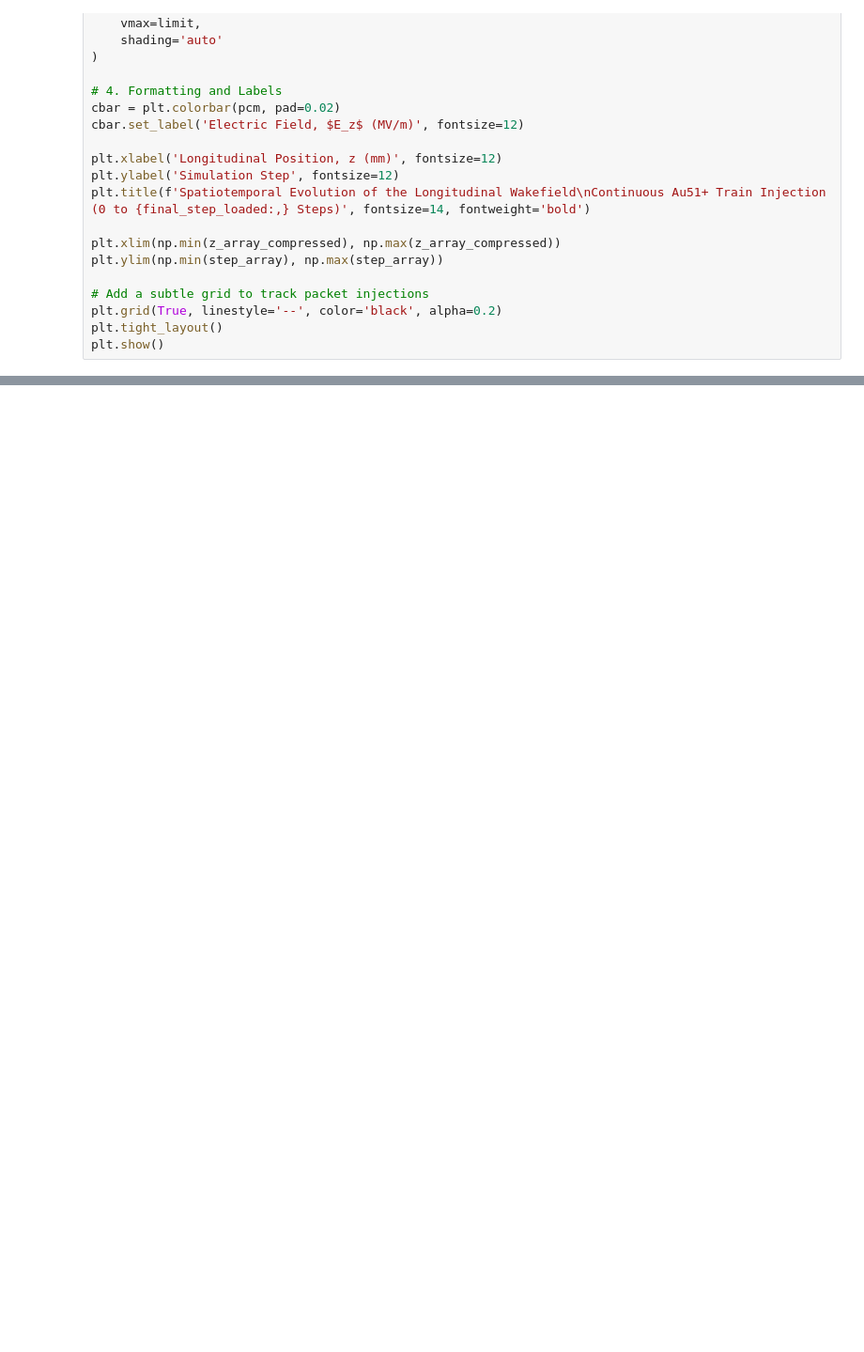
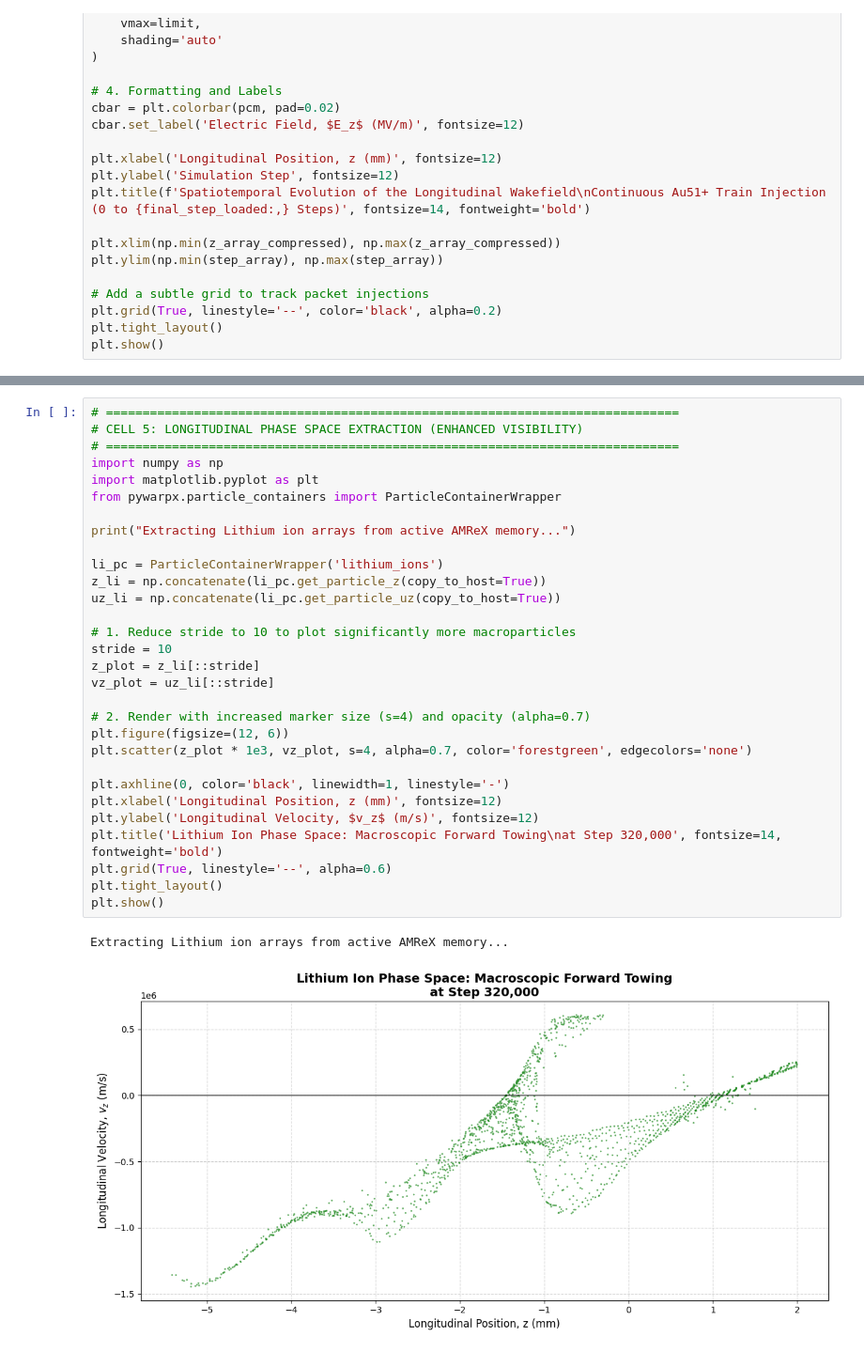
Before and after one commit to boyerdan2000-hipr/WarpX-PIC-Beam-Plasma-Wakefield-Propulsion, a Jupyter notebook: hipr_picmi_dynamic_gradient_py.ipynb, the cells around one changed output, grey strips where cells are left out. Shown at 94% size. Cells and saved outputs as stored; diff of their text form; blank space fills up the shorter version.

```diff
--- a/hipr_picmi_dynamic_gradient_py.ipynb
+++ b/hipr_picmi_dynamic_gradient_py.ipynb
@@ -437,0 +380,33 @@ print("Phase space extraction complete. VRAM cleared.")
+# %%
+# ==============================================================================
+# CELL 5: LONGITUDINAL PHASE SPACE EXTRACTION (ENHANCED VISIBILITY)
+# ==============================================================================
+import numpy as np
+import matplotlib.pyplot as plt
+from pywarpx.particle_containers import ParticleContainerWrapper
+
+print("Extracting Lithium ion arrays from active AMReX memory...")
+
+li_pc = ParticleContainerWrapper('lithium_ions')
+z_li = np.concatenate(li_pc.get_particle_z(copy_to_host=True))
+uz_li = np.concatenate(li_pc.get_particle_uz(copy_to_host=True))
+
+# 1. Reduce stride to 10 to plot significantly more macroparticles
+stride = 10
+z_plot = z_li[::stride]
+vz_plot = uz_li[::stride]
+
+# 2. Render with increased marker size (s=4) and opacity (alpha=0.7)
+plt.figure(figsize=(12, 6))
+plt.scatter(z_plot * 1e3, vz_plot, s=4, alpha=0.7, color='forestgreen', edgecolors='none')
+
+plt.axhline(0, color='black', linewidth=1, linestyle='-')
+plt.xlabel('Longitudinal Position, z (mm)', fontsize=12)
+plt.ylabel('Longitudinal Velocity, $v_z$ (m/s)', fontsize=12)
+plt.title('Lithium Ion Phase Space: Macroscopic Forward Towing\nat Step 320,000', fontsize=14, fontweight='bold')
+plt.grid(True, linestyle='--', alpha=0.6)
+plt.tight_layout()
+plt.show()
+# %% [output]
+Extracting Lithium ion arrays from active AMReX memory...
+[figure, added]
```
Also changed, not shown: parts of 4 cells of this notebook.
